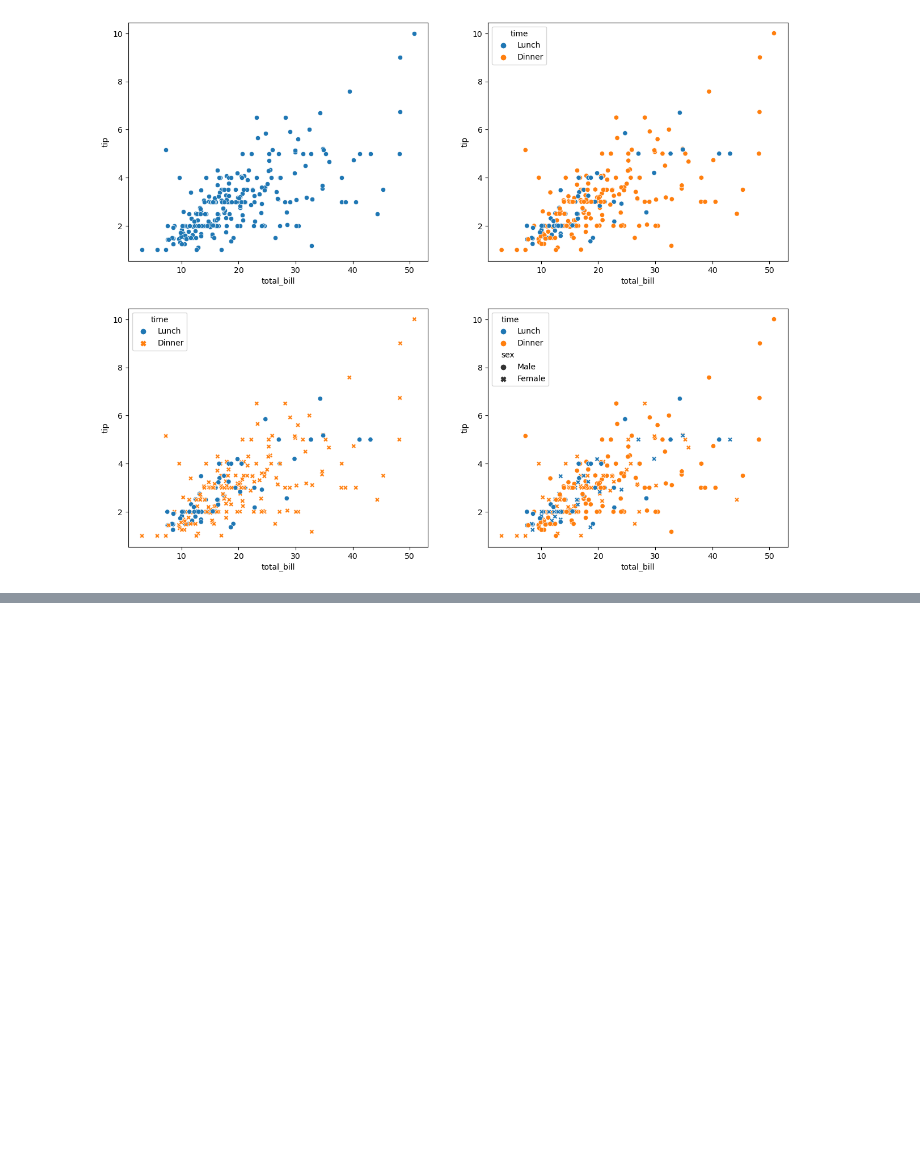
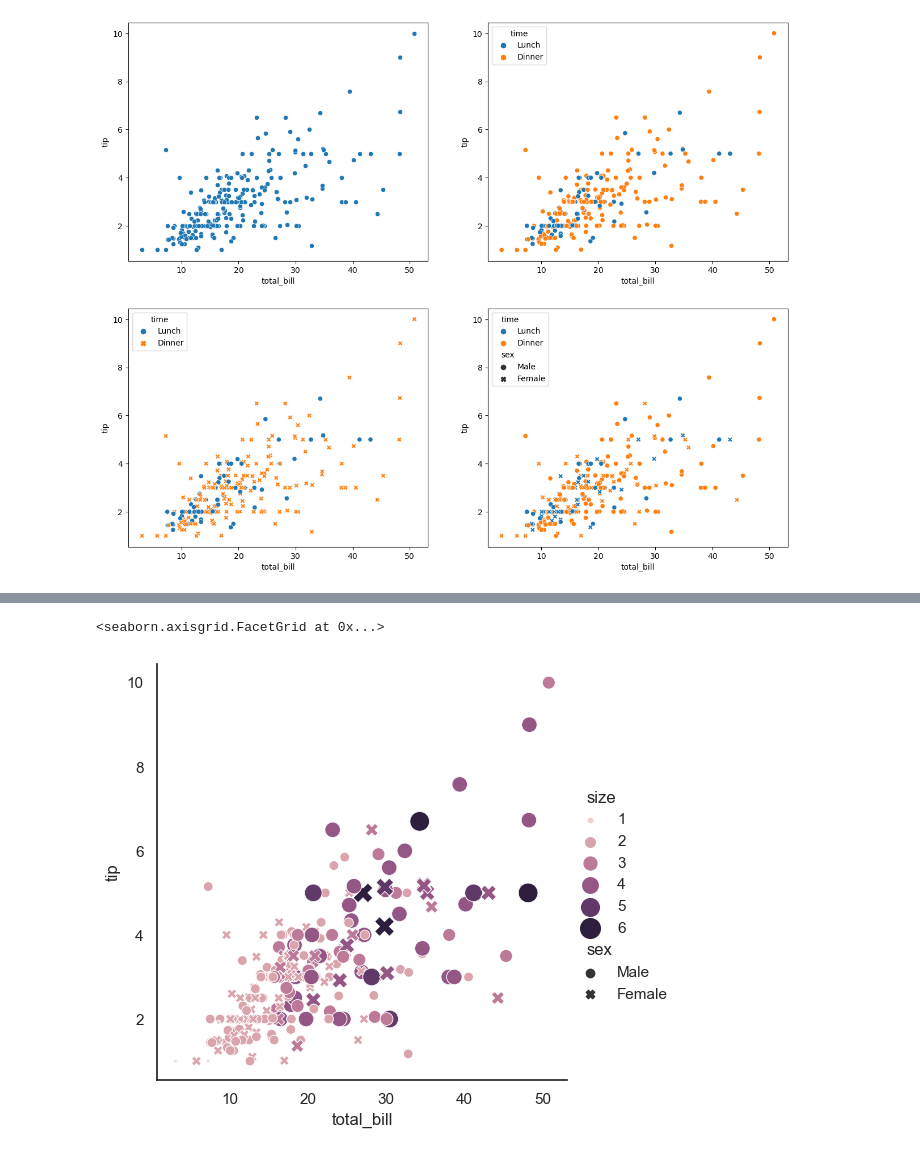
Before and after one commit to madhanl6/Seaborn_viz, a Jupyter notebook: Seaborn viz.ipynb, the cells around one changed output, grey strips where cells are left out. Saved outputs shown, nothing was run; the diff lists cells and outputs as text; code cells hidden in the pictures; blank space fills up the shorter version.

```diff
--- a/Seaborn viz.ipynb
+++ b/Seaborn viz.ipynb
@@ -166,0 +186,8 @@ sns.scatterplot(x = 'total_bill', y = 'tip', hue= 'time', style= 'sex', data = d
+# %%
+# RELPLOT
+#show the relationship between two variables with semantic mappings of subsets...could be used instead of scatter plot
+
+sns.relplot(x='total_bill', y='tip', data=df, hue='size', size='size', style='sex', sizes=(10,200))
+# %% [output]
+<seaborn.axisgrid.FacetGrid at 0x...>
+[figure, added]
```
Also changed, not shown: parts of 25 cells of this notebook.
